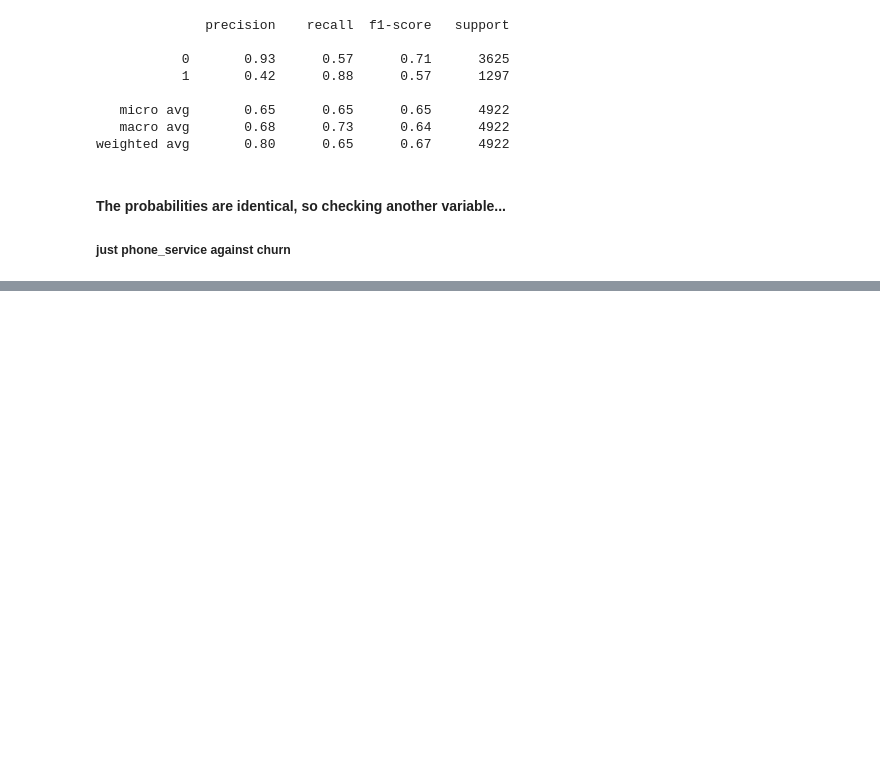
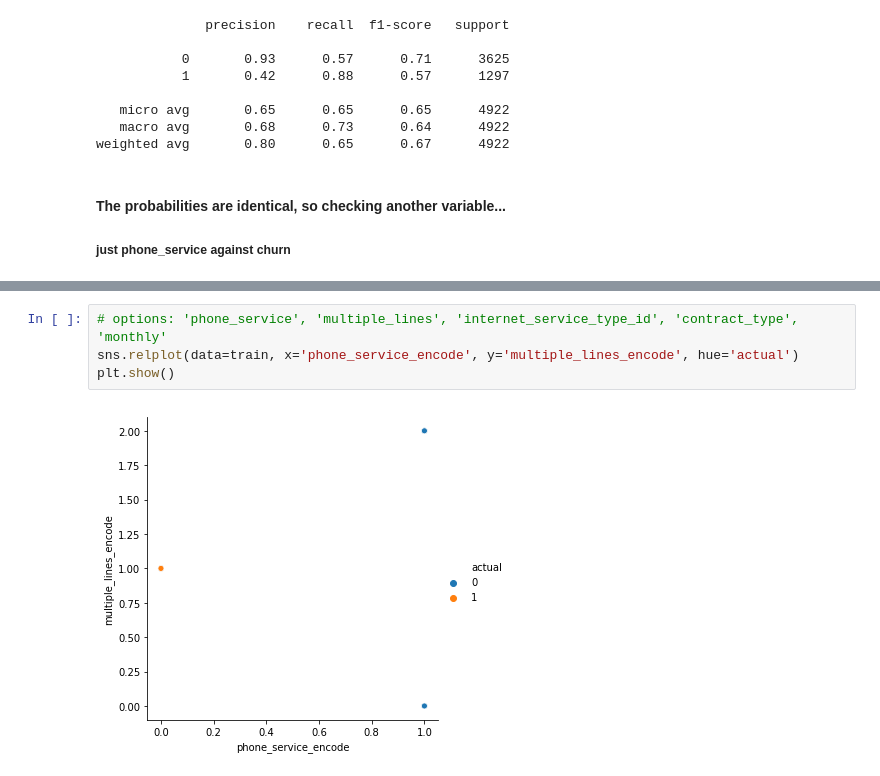
Before and after one commit to classification-telco-project-sanmaco/classification-telco, a Jupyter notebook: Classification-Project-Main.ipynb, the cells around one changed output, grey strips where cells are left out. Drawn from its saved outputs; the diff is of its cells as text; blank space fills up the shorter version.

```diff
--- a/Classification-Project-Main.ipynb
+++ b/Classification-Project-Main.ipynb
@@ -1250,0 +1554,6 @@ weighted avg       0.80      0.65      0.67      4922
+# %%
+# options: 'phone_service', 'multiple_lines', 'internet_service_type_id', 'contract_type', 'monthly'
+sns.relplot(data=train, x='phone_service_encode', y='multiple_lines_encode', hue='actual')
+plt.show()
+# %% [output]
+[figure, added]
```
Also changed, not shown: parts of 113 cells of this notebook.
